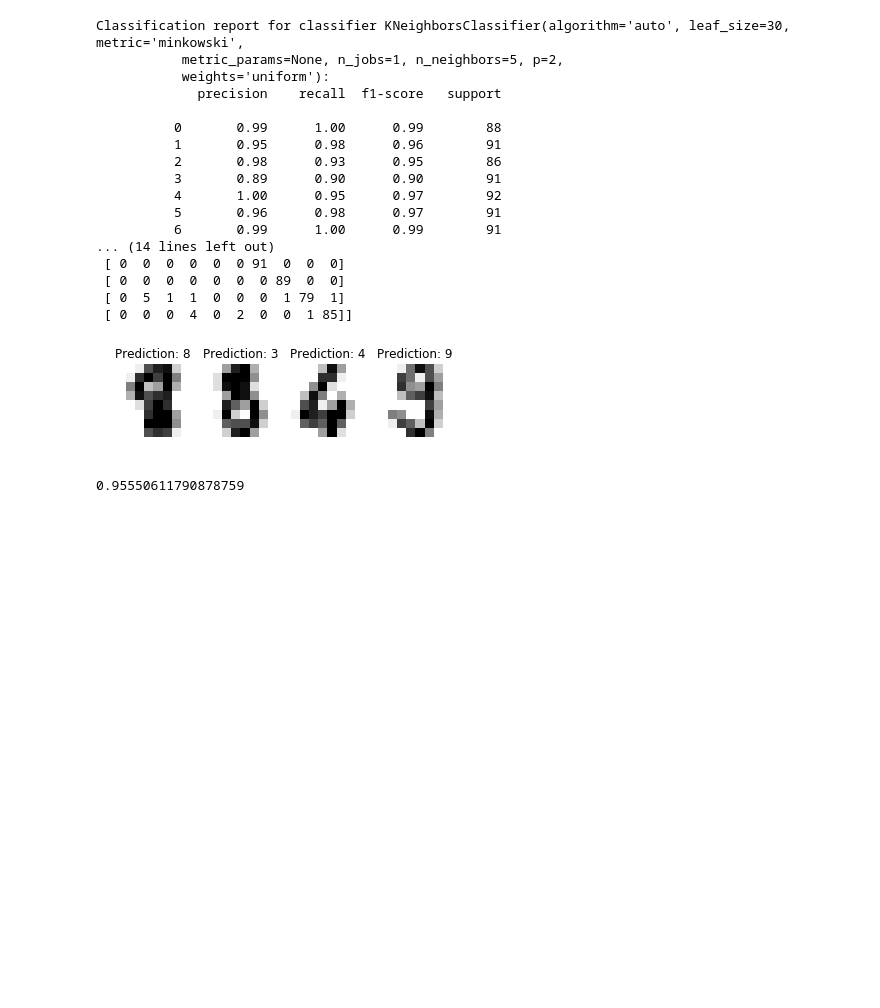
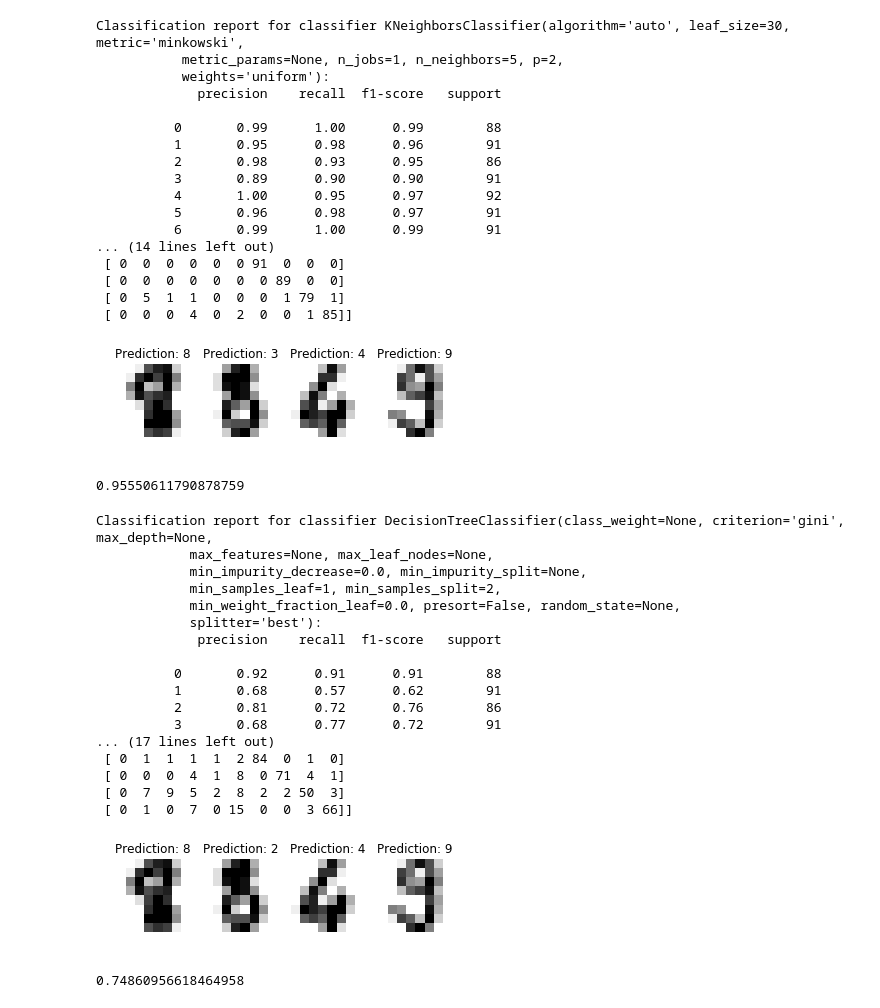
Before and after one commit to rtgdk/Digit-Dataset-ML, a Jupyter notebook: code.ipynb, the cells around one changed output. Drawn from its saved outputs; the diff is of its cells as text; code cells hidden in the pictures; blank space fills up the shorter version.

```diff
--- a/code.ipynb
+++ b/code.ipynb
@@ -212,3 +212,43 @@ Classification report for classifier KNeighborsClassifier(algorithm='auto', leaf
  [ 0  0  0  4  0  2  0  0  1 85]]
 [figure]
 0.95550611790878759
+# %%
+from sklearn.tree import DecisionTreeClassifier
+n_samples = len(digits.images)
+data = digits.images.reshape((n_samples, -1))
+clf = DecisionTreeClassifier()
+clf.fit(data[:n_samples // 2], digits.target[:n_samples // 2])
+expected = digits.target[n_samples // 2:]
+predicted = clf.predict(data[n_samples // 2:])
+from sklearn import metrics
+print("Classification report for classifier %s:\n%s\n"
+      % (clf, metrics.classification_report(expected, predicted)))
+print("Confusion matrix:\n%s" % metrics.confusion_matrix(expected, predicted))
+images_and_predictions = list(zip(digits.images[n_samples // 2:], predicted))
+for index, (image, prediction) in enumerate(images_and_predictions[:4]):
+    plt.subplot(2, 4, index + 5)
+    plt.axis('off')
+    plt.imshow(image, cmap=plt.cm.gray_r, interpolation='nearest')
+    plt.title('Prediction: %i' % prediction)
+plt.show()
+clf.score(data[n_samples // 2:],digits.target[n_samples // 2:])
+# %% [output]
+Classification report for classifier DecisionTreeClassifier(class_weight=None, criterion='gini', max_depth=None,
+            max_features=None, max_leaf_nodes=None,
+            min_impurity_decrease=0.0, min_impurity_split=None,
+            min_samples_leaf=1, min_samples_split=2,
+            min_weight_fraction_leaf=0.0, presort=False, random_state=None,
+            splitter='best'):
+             precision    recall  f1-score   support
+
+          0       0.92      0.91      0.91        88
+          1       0.68      0.57      0.62        91
+          2       0.81      0.72      0.76        86
+          3       0.68      0.77      0.72        91
+... (17 lines left out)
+ [ 0  1  1  1  1  2 84  0  1  0]
+ [ 0  0  0  4  1  8  0 71  4  1]
+ [ 0  7  9  5  2  8  2  2 50  3]
+ [ 0  1  0  7  0 15  0  0  3 66]]
+[figure, added]
+0.74860956618464958
```
Also changed, not shown: parts of 1 cell of this notebook.
